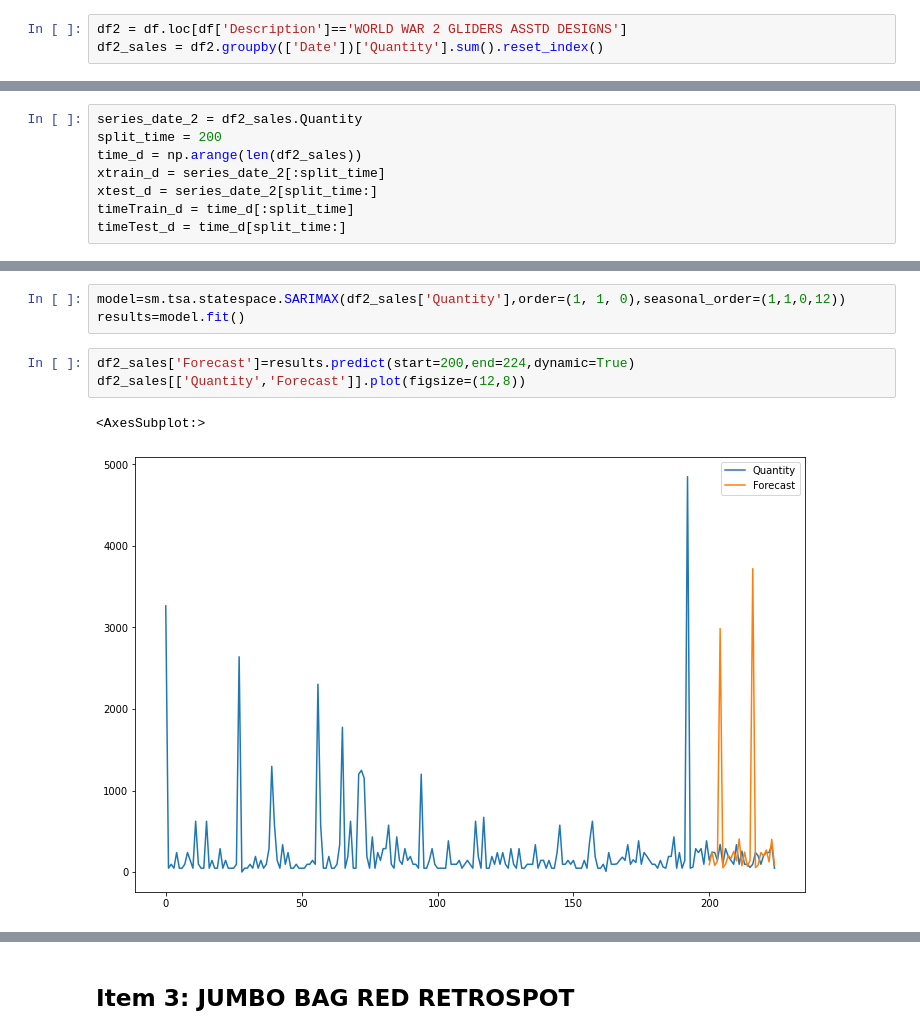
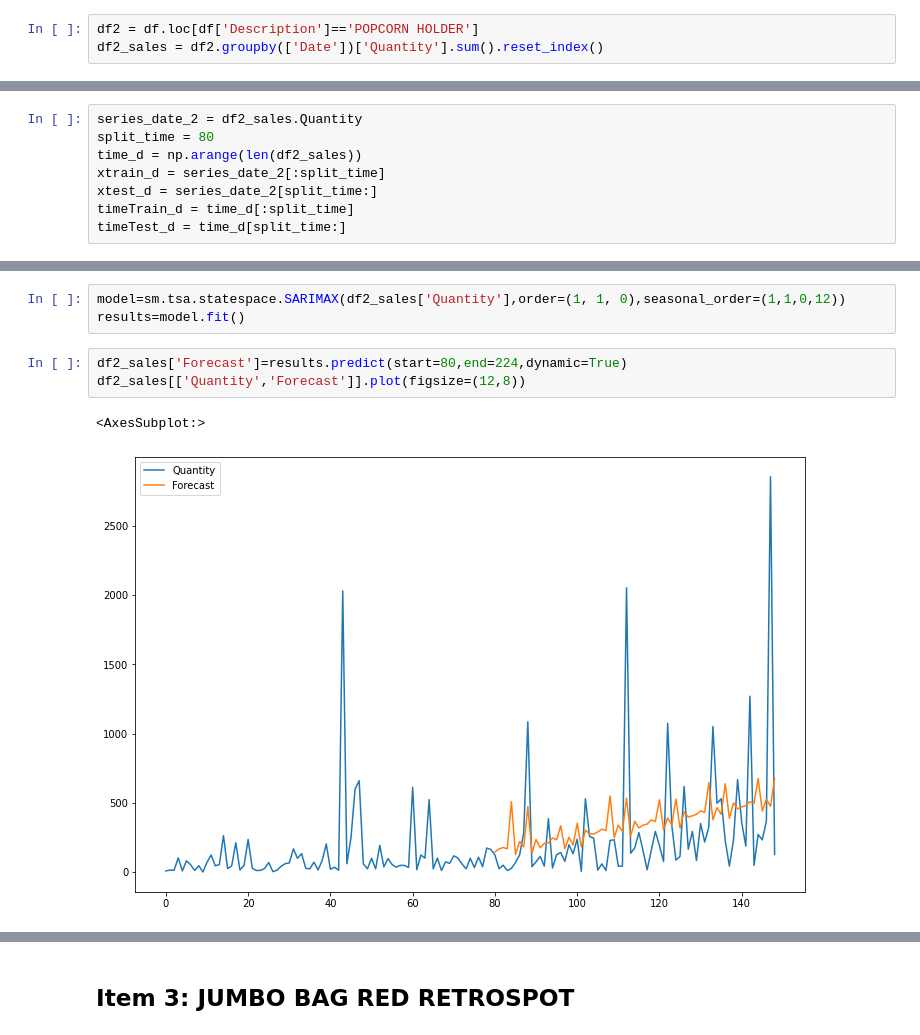
Before and after one commit to sheetalbongale/Retail-Time-Series-Analysis-and-Forecasting, a Jupyter notebook: notebooks/2_Modeling_and_Forecasting.ipynb, the cells around one changed output, grey strips where cells are left out. Drawn from its saved outputs; the diff is of its cells as text.

```diff
--- a/notebooks/2_Modeling_and_Forecasting.ipynb
+++ b/notebooks/2_Modeling_and_Forecasting.ipynb
@@ -215,7 +242,7 @@ df1_sales[['Quantity','Forecast']].plot(figsize=(12,5))
 # %% [markdown]
 ## Item 2: WORLD WAR 2 GLIDERS ASSTD DESIGNS
 # %%
-df2 = df.loc[df['Description']=='WORLD WAR 2 GLIDERS ASSTD DESIGNS']
+df2 = df.loc[df['Description']=='POPCORN HOLDER']
 df2_sales = df2.groupby(['Date'])['Quantity'].sum().reset_index()
 # %%
 time_plot(df2_sales, 'Date', 'Quantity', 'Daily Sales Before Diff Transformation')
@@ -252,6 +279,6 @@ plt.show()
 # %%
 series_date_2 = df2_sales.Quantity
-split_time = 200
+split_time = 80
 time_d = np.arange(len(df2_sales))
 xtrain_d = series_date_2[:split_time]
 xtest_d = series_date_2[split_time:]
@@ -318,8 +345,8 @@ df2_sales[['Quantity','Forecast']].plot(figsize=(12,8))
 model=sm.tsa.statespace.SARIMAX(df2_sales['Quantity'],order=(1, 1, 0),seasonal_order=(1,1,0,12))
 results=model.fit()
 # %%
-df2_sales['Forecast']=results.predict(start=200,end=224,dynamic=True)
+df2_sales['Forecast']=results.predict(start=80,end=224,dynamic=True)
 df2_sales[['Quantity','Forecast']].plot(figsize=(12,8))
 # %% [output]
 <AxesSubplot:>
-[figure, old version]
+[figure, new version]
```
Also changed, not shown: parts of 112 cells of this notebook, 26 other files.
